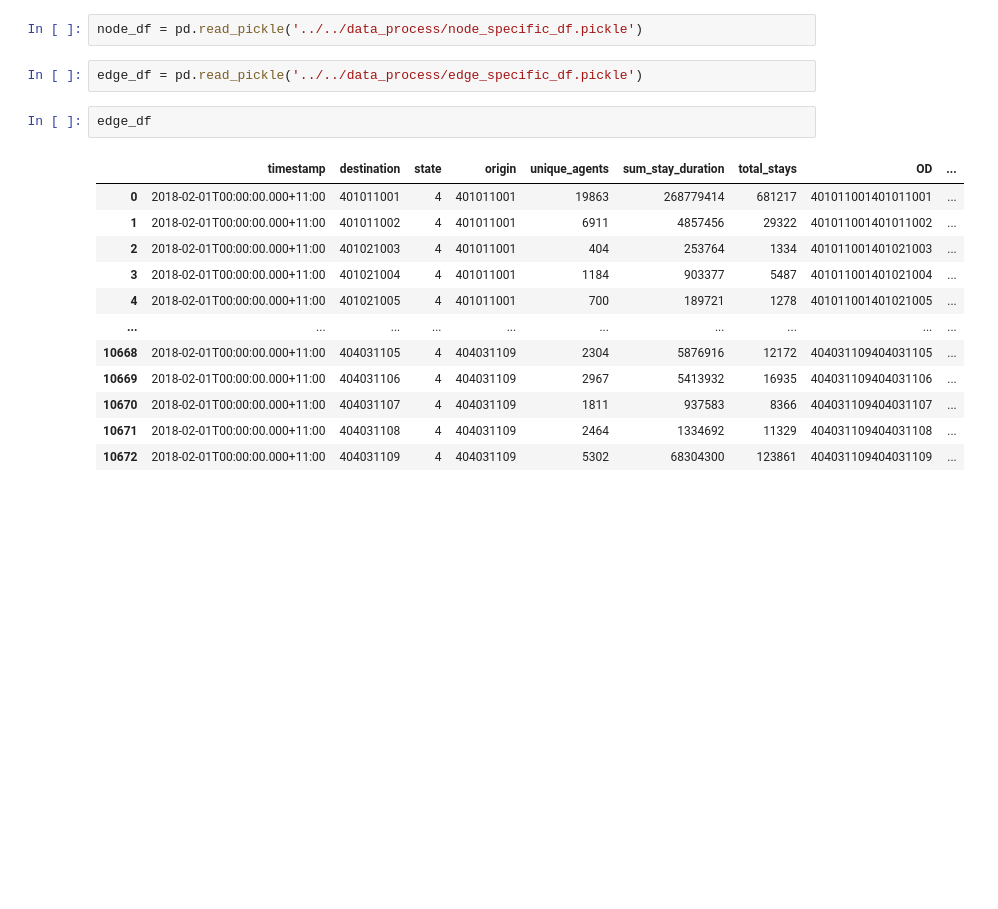
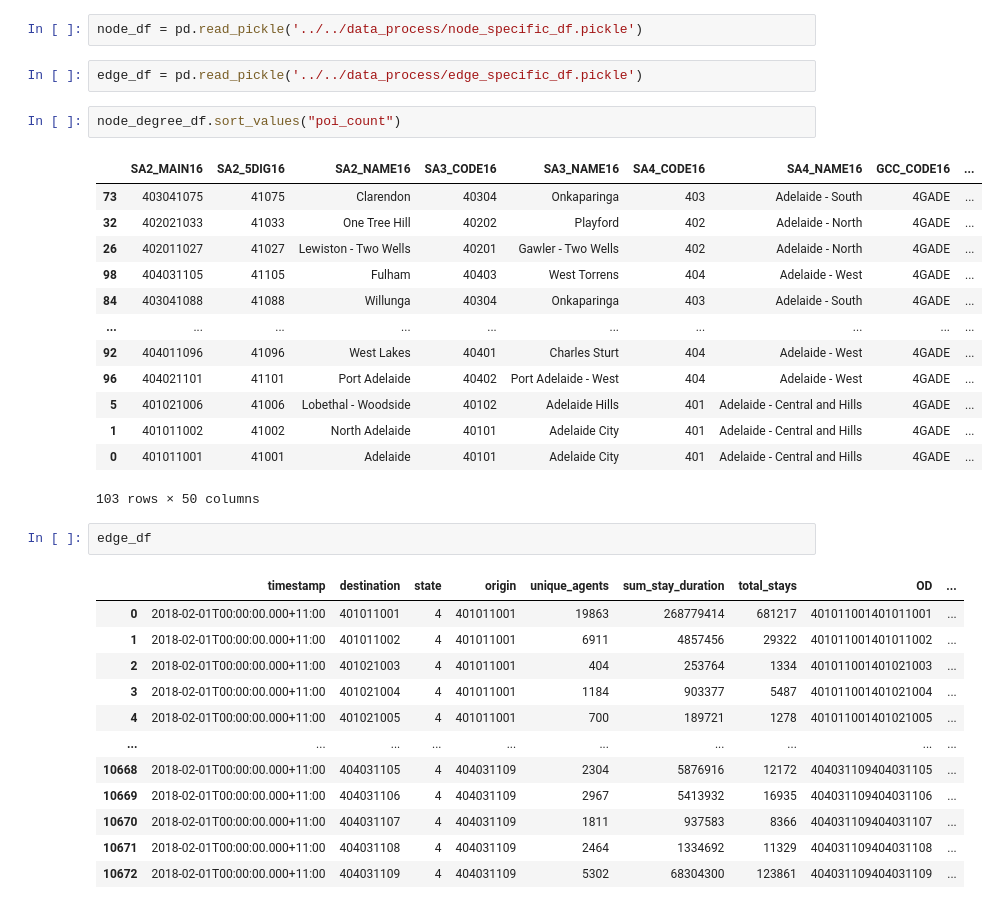
Before and after one commit to cjsyzwsh/South_Australia_Transport_Econ, a Jupyter notebook: notebooks/jason/5_economic_opportunity_metrics.ipynb, the cells around one changed output. Cells and saved outputs as stored; diff of their text form; blank space fills up the shorter version.

```diff
--- a/notebooks/jason/5_economic_opportunity_metrics.ipynb
+++ b/notebooks/jason/5_economic_opportunity_metrics.ipynb
@@ -15,6 +17,22 @@ node_degree_df = pd.read_pickle("../../data_process/node_degree_entropy_df.pickl
 node_df = pd.read_pickle('../../data_process/node_specific_df.pickle')
 # %%
 edge_df = pd.read_pickle('../../data_process/edge_specific_df.pickle')
+# %%
+node_degree_df.sort_values("poi_count")
+# %% [output]
+|  | SA2_MAIN16 | SA2_5DIG16 | SA2_NAME16 | SA3_CODE16 | SA3_NAME16 | SA4_CODE16 | SA4_NAME16 | GCC_CODE16 | ... |
+| 73 | 403041075 | 41075 | Clarendon | 40304 | Onkaparinga | 403 | Adelaide - South | 4GADE | ... |
+| 32 | 402021033 | 41033 | One Tree Hill | 40202 | Playford | 402 | Adelaide - North | 4GADE | ... |
+| 26 | 402011027 | 41027 | Lewiston - Two Wells | 40201 | Gawler - Two Wells | 402 | Adelaide - North | 4GADE | ... |
+| 98 | 404031105 | 41105 | Fulham | 40403 | West Torrens | 404 | Adelaide - West | 4GADE | ... |
+| 84 | 403041088 | 41088 | Willunga | 40304 | Onkaparinga | 403 | Adelaide - South | 4GADE | ... |
+| ... | ... | ... | ... | ... | ... | ... | ... | ... | ... |
+| 92 | 404011096 | 41096 | West Lakes | 40401 | Charles Sturt | 404 | Adelaide - West | 4GADE | ... |
+| 96 | 404021101 | 41101 | Port Adelaide | 40402 | Port Adelaide - West | 404 | Adelaide - West | 4GADE | ... |
+| 5 | 401021006 | 41006 | Lobethal - Woodside | 40102 | Adelaide Hills | 401 | Adelaide - Central and Hills | 4GADE | ... |
+| 1 | 401011002 | 41002 | North Adelaide | 40101 | Adelaide City | 401 | Adelaide - Central and Hills | 4GADE | ... |
+| 0 | 401011001 | 41001 | Adelaide | 40101 | Adelaide City | 401 | Adelaide - Central and Hills | 4GADE | ... |
+103 rows × 50 columns
 # %%
 edge_df
 # %% [output]
```
Also changed, not shown: parts of 5 cells of this notebook, 1 other file.
